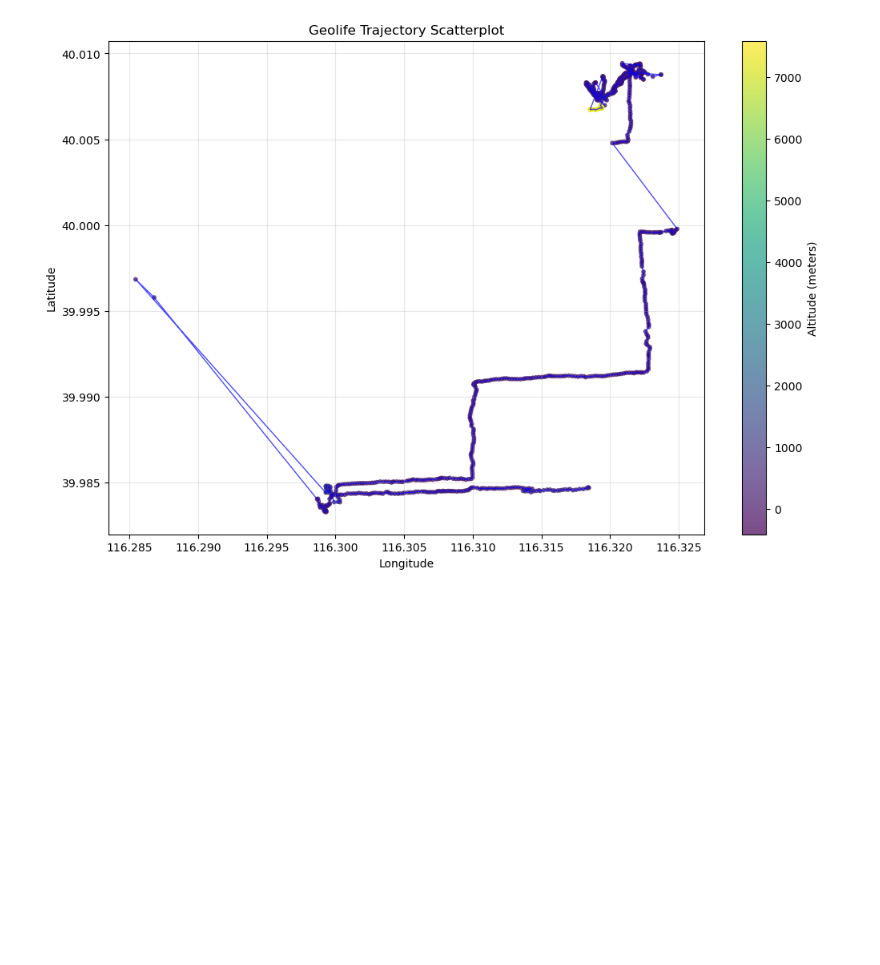
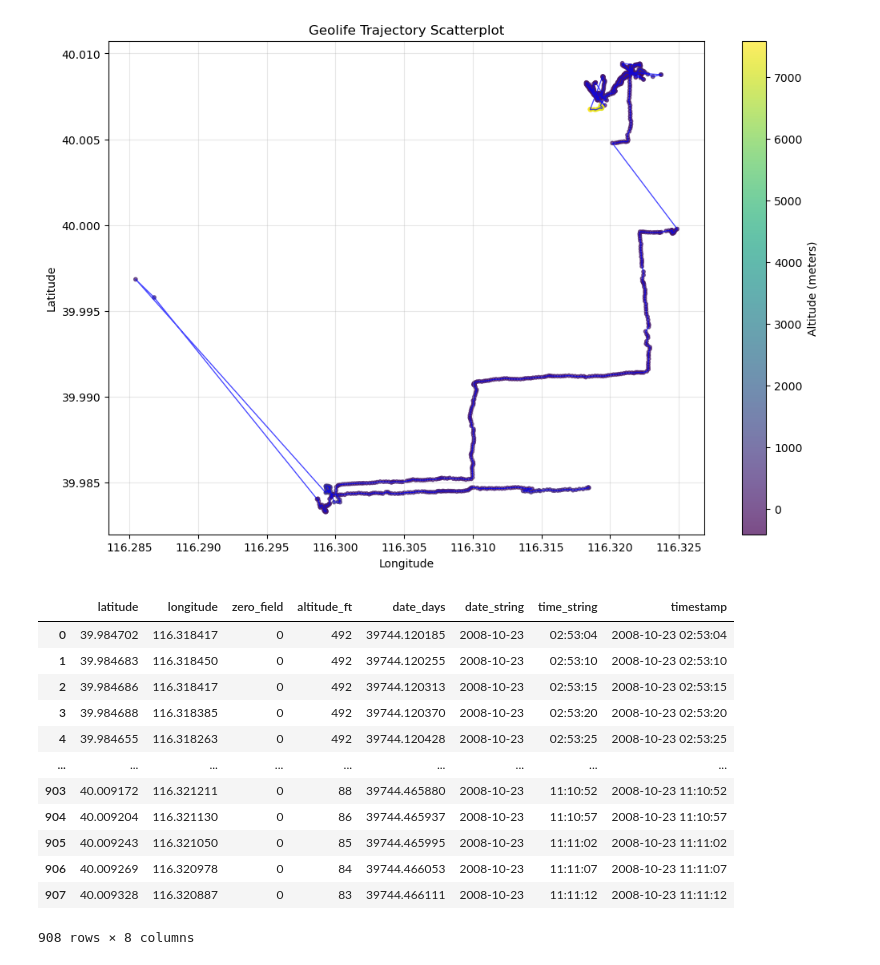
Before and after one commit to jaidenha/dementia_wandering_behavior, a Jupyter notebook: EDA/plt_visualization.ipynb, the cells around one changed output. Cells and saved outputs as stored; diff of their text form; code cells hidden in the pictures; blank space fills up the shorter version.

```diff
--- a/EDA/plt_visualization.ipynb
+++ b/EDA/plt_visualization.ipynb
@@ -49,2 +51,18 @@ trajectory_scatterplot(r"../Data/GeoLife_Data/000/Trajectory/20081023025304.plt"
 # %% [output]
 [figure]
+# %%
+plt_df_1
+# %% [output]
+|  | latitude | longitude | zero_field | altitude_ft | date_days | date_string | time_string | timestamp |
+| 0 | 39.984702 | 116.318417 | 0 | 492 | 39744.120185 | 2008-10-23 | 02:53:04 | 2008-10-23 02:53:04 |
+| 1 | 39.984683 | 116.318450 | 0 | 492 | 39744.120255 | 2008-10-23 | 02:53:10 | 2008-10-23 02:53:10 |
+| 2 | 39.984686 | 116.318417 | 0 | 492 | 39744.120313 | 2008-10-23 | 02:53:15 | 2008-10-23 02:53:15 |
+| 3 | 39.984688 | 116.318385 | 0 | 492 | 39744.120370 | 2008-10-23 | 02:53:20 | 2008-10-23 02:53:20 |
+| 4 | 39.984655 | 116.318263 | 0 | 492 | 39744.120428 | 2008-10-23 | 02:53:25 | 2008-10-23 02:53:25 |
+| ... | ... | ... | ... | ... | ... | ... | ... | ... |
+| 903 | 40.009172 | 116.321211 | 0 | 88 | 39744.465880 | 2008-10-23 | 11:10:52 | 2008-10-23 11:10:52 |
+| 904 | 40.009204 | 116.321130 | 0 | 86 | 39744.465937 | 2008-10-23 | 11:10:57 | 2008-10-23 11:10:57 |
+| 905 | 40.009243 | 116.321050 | 0 | 85 | 39744.465995 | 2008-10-23 | 11:11:02 | 2008-10-23 11:11:02 |
+| 906 | 40.009269 | 116.320978 | 0 | 84 | 39744.466053 | 2008-10-23 | 11:11:07 | 2008-10-23 11:11:07 |
+| 907 | 40.009328 | 116.320887 | 0 | 83 | 39744.466111 | 2008-10-23 | 11:11:12 | 2008-10-23 11:11:12 |
+908 rows × 8 columns
```
Also changed, not shown: parts of 6 cells of this notebook, 2 other files.
